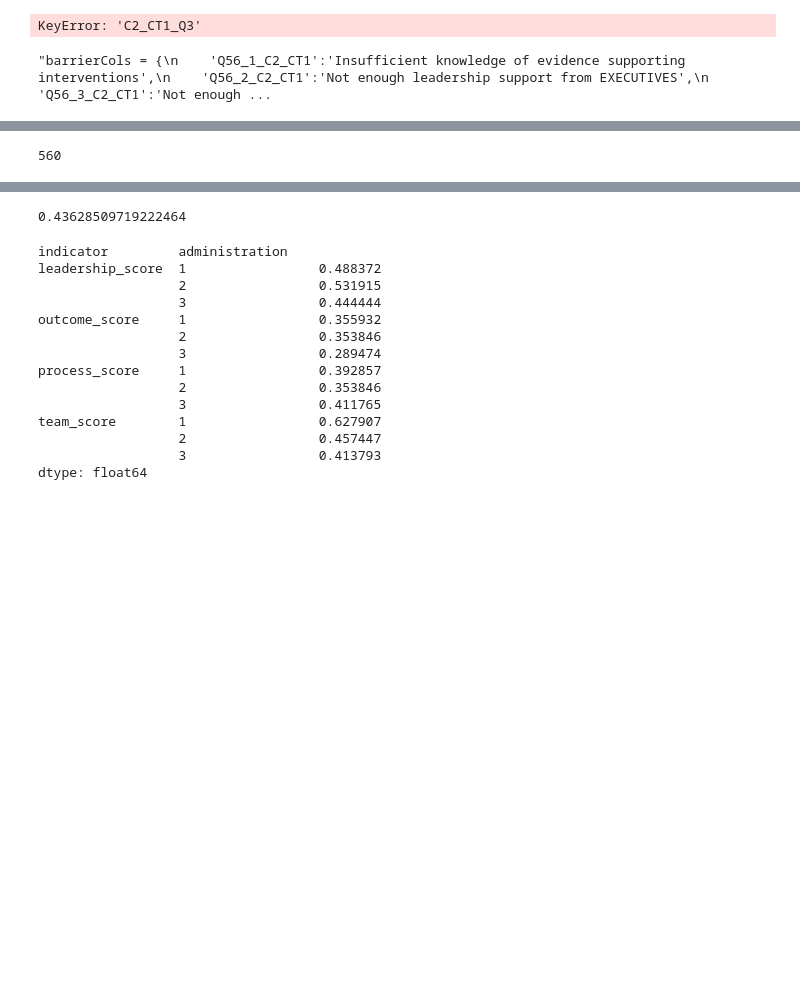
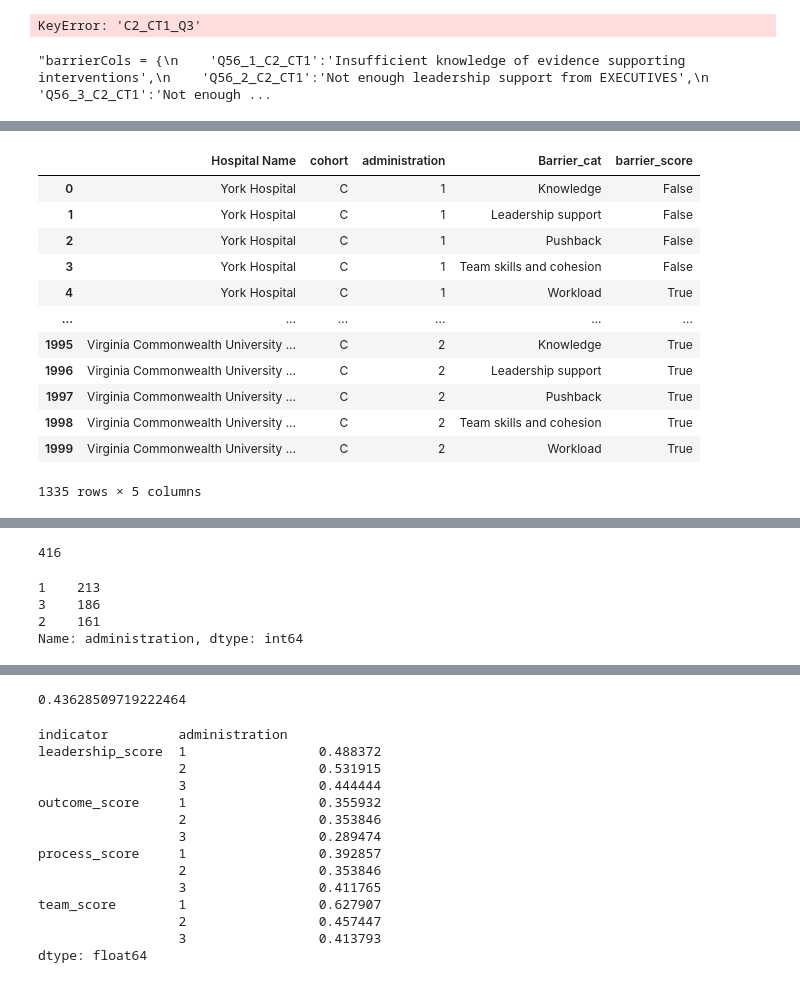
Before and after one commit to dr-rosen-rosen/ISCR_implementation_eval, a Jupyter notebook: ISCR_OP2_Report_Analysis.ipynb, the cells around one changed output, grey strips where cells are left out. Cells and saved outputs as stored; diff of their text form; code cells hidden in the pictures; blank space fills up the shorter version.

```diff
--- a/ISCR_OP2_Report_Analysis.ipynb
+++ b/ISCR_OP2_Report_Analysis.ipynb
@@ -216,6 +225,23 @@ z = barriers_long.merge(barriers_long.groupby(['Hospital Name','Barrier_cat'])['
 z = barriers_long.groupby(['Hospital Name','cohort','administration','Barrier_cat'], as_index=False)['barrier_score'].any()
 zz = z.groupby(['administration','Barrier_cat'], as_index = False).mean()
 zz.to_csv('Barrier_score_by_CATEGORY_by_Time_2.csv')
+# %%
+test = z.groupby(['administration','Hospital Name'])
+test.head()
+# %% [output]
+|  | Hospital Name | cohort | administration | Barrier_cat | barrier_score |
+| 0 | York Hospital | C | 1 | Knowledge | False |
+| 1 | York Hospital | C | 1 | Leadership support | False |
+| 2 | York Hospital | C | 1 | Pushback | False |
+| 3 | York Hospital | C | 1 | Team skills and cohesion | False |
+| 4 | York Hospital | C | 1 | Workload | True |
+| ... | ... | ... | ... | ... | ... |
+| 1995 | Virginia Commonwealth University ... | C | 2 | Knowledge | True |
+| 1996 | Virginia Commonwealth University ... | C | 2 | Leadership support | True |
+| 1997 | Virginia Commonwealth University ... | C | 2 | Pushback | True |
+| 1998 | Virginia Commonwealth University ... | C | 2 | Team skills and cohesion | True |
+| 1999 | Virginia Commonwealth University ... | C | 2 | Workload | True |
+1335 rows × 5 columns
 # %%
 HQI_process_items = {
     'Q51_C3_T1':'How often do you share reports of your process measures with frontline providers (bedside nurses, surgeons, anesthesia providers, physical therapy, etc.)?',
@@ -332,6 +362,14 @@ HQI_long_sum.head()
 | 4 | Atrium Health Cleveland | Q53_C3_T1 | False | 1 | Q51_C3_T1 | False | ... |
 # %%
 len(HQI_long_sum)
+HQI_cols = ['outcome_score','process_score','leadership_score','team_score']
 len(HQI_long_sum.dropna(axis = 'index', how = 'any', subset = HQI_cols))
 # %% [output]
-560
+416
+# %%
+HQI_long_sum.administration.value_counts()
+# %% [output]
+1    213
+3    186
+2    161
+Name: administration, dtype: int64
```
Also changed, not shown: parts of 6 cells of this notebook, 3 other files.
